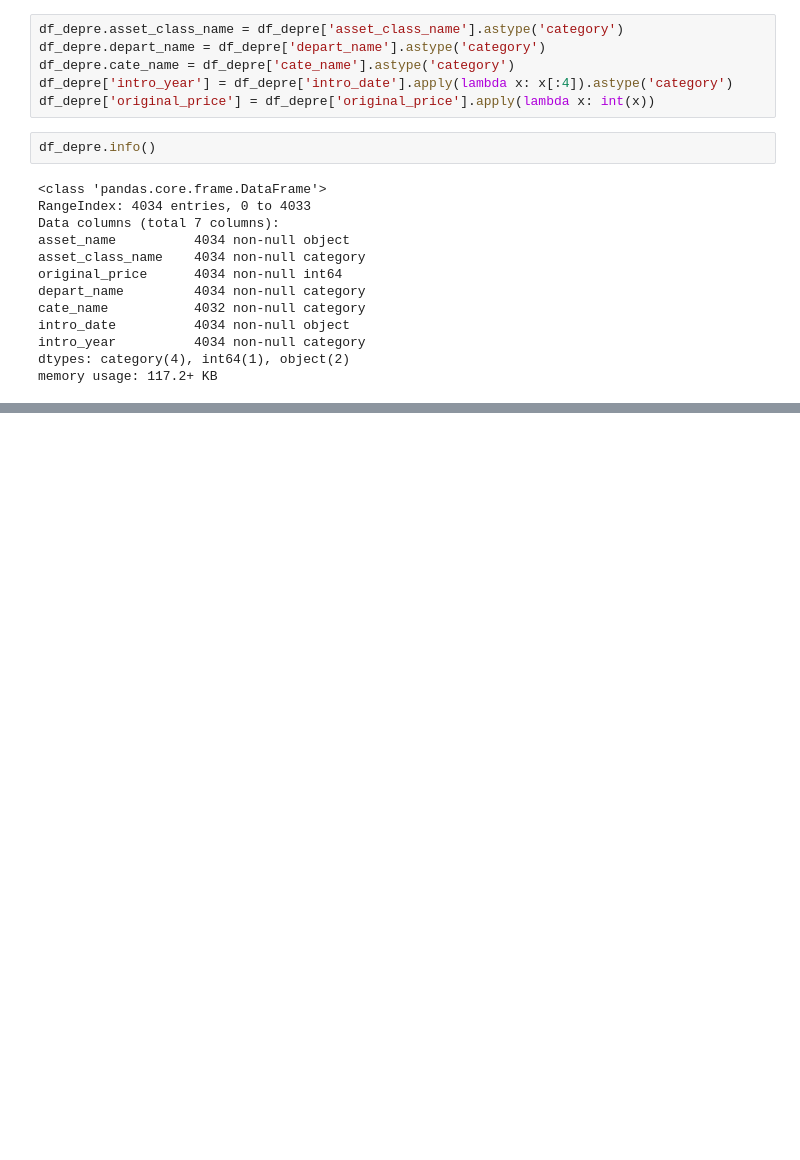
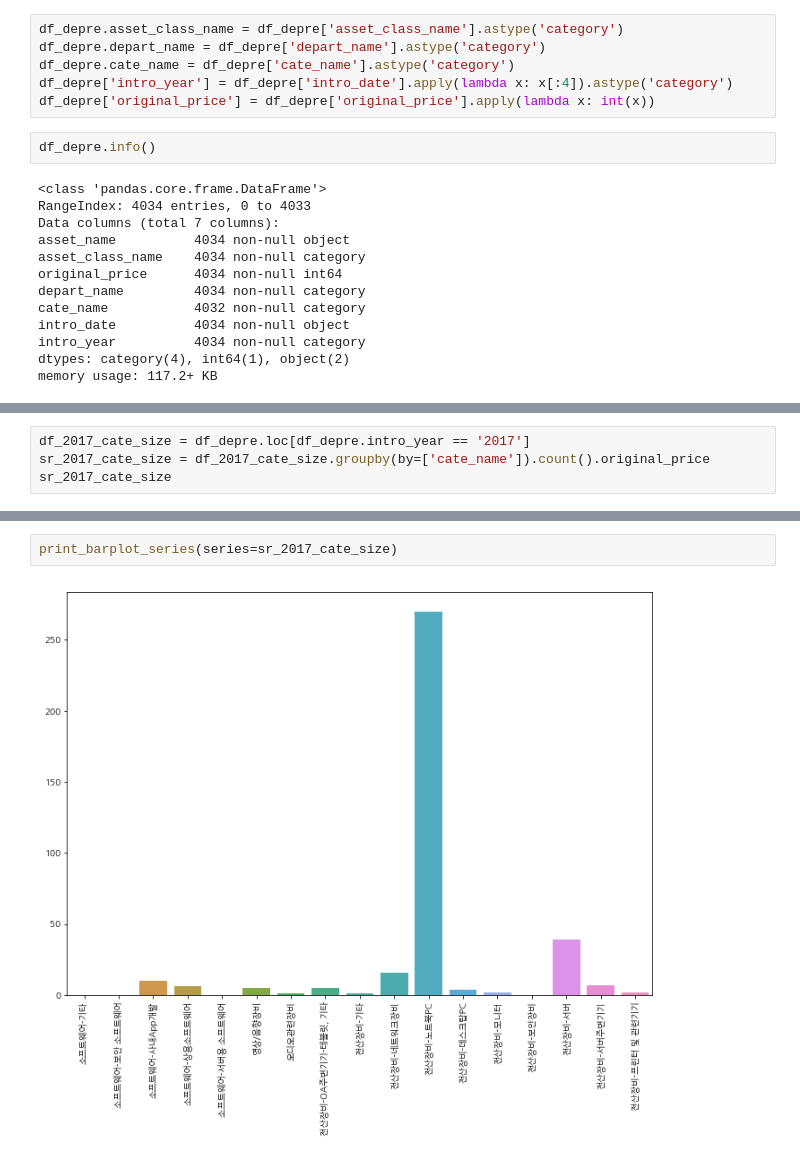
Before and after one commit to joonable/playground, a Jupyter notebook: depreciation_cost/depreciation_cost_eda.ipynb, the cells around one changed output, grey strips where cells are left out. Cells and saved outputs as stored; diff of their text form; blank space fills up the shorter version.

```diff
--- a/depreciation_cost/depreciation_cost_eda.ipynb
+++ b/depreciation_cost/depreciation_cost_eda.ipynb
@@ -203,0 +268,4 @@ sns.barplot(x=df_depre_depart_name.index.tolist(), y=df_depre_depart_name.index.
+# %%
+df_2017_cate_size = df_depre.loc[df_depre.intro_year == '2017']
+sr_2017_cate_size = df_2017_cate_size.groupby(by=['cate_name']).count().original_price
+sr_2017_cate_size
@@ -203,0 +292,4 @@ sns.barplot(x=df_depre_depart_name.index.tolist(), y=df_depre_depart_name.index.
+# %%
+print_barplot_series(series=sr_2017_cate_size)
+# %% [output]
+[figure, added]
```
Also changed, not shown: parts of 23 cells of this notebook.
